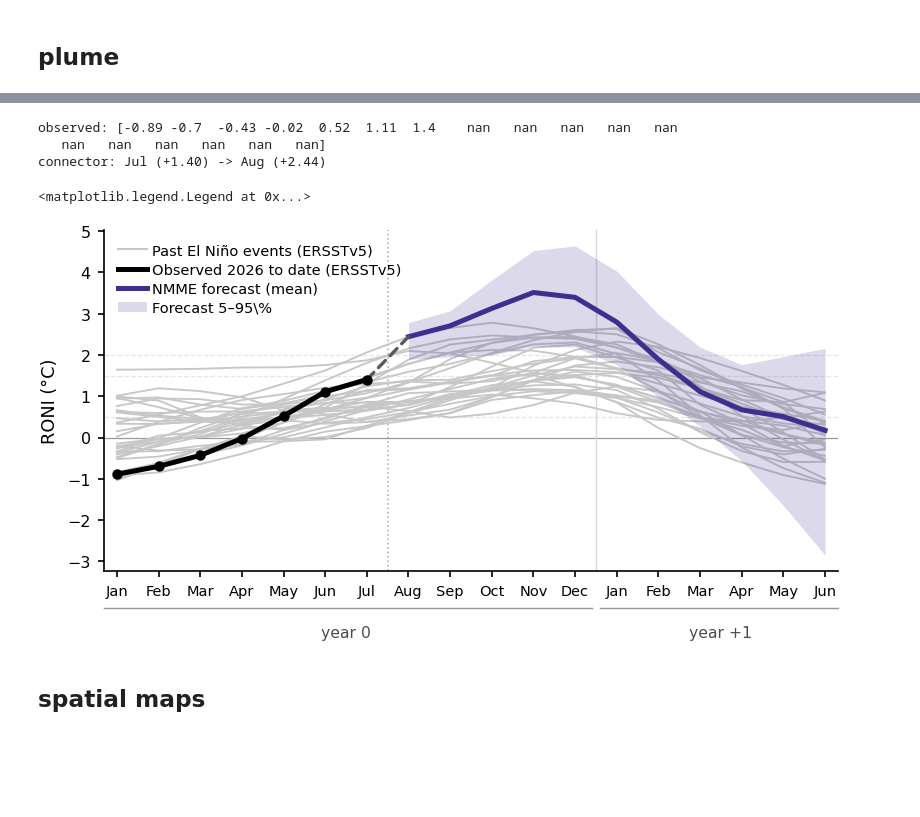
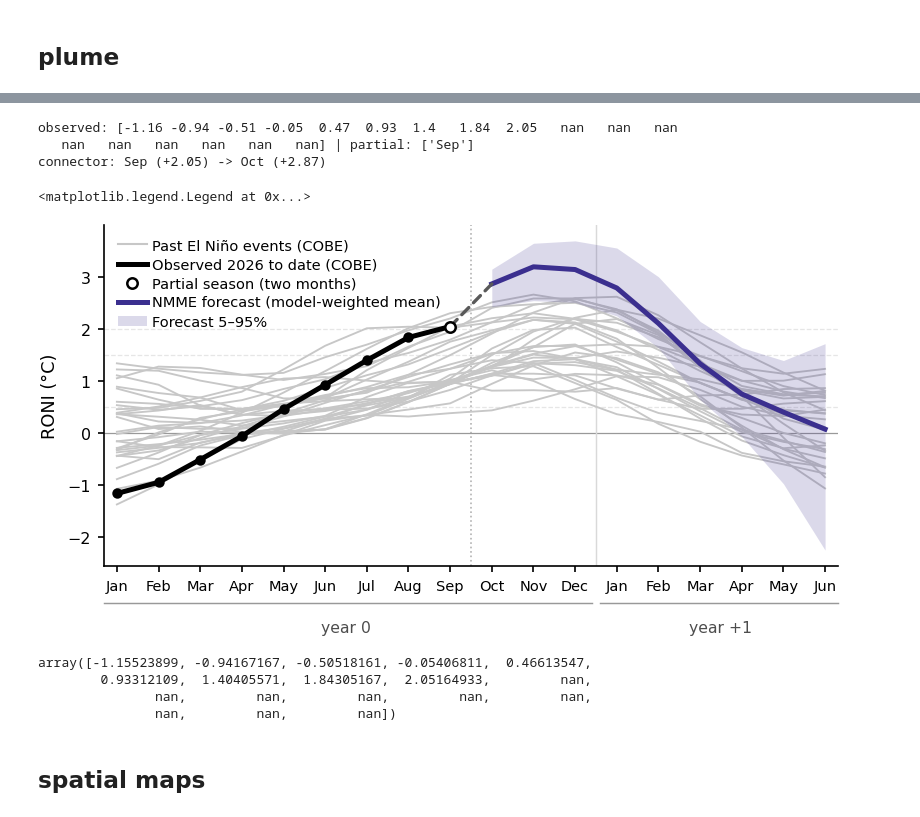
Before and after one commit to adisen99/extreme_el_nino_2026, a Jupyter notebook: 01_observation_data_context.ipynb, the cells around one changed output, grey strips where cells are left out. Cells and saved outputs as stored; diff of their text form; code cells hidden in the pictures; blank space fills up the shorter version.

```diff
--- a/01_observation_data_context.ipynb
+++ b/01_observation_data_context.ipynb
@@ -952,11 +1135,11 @@ plt.tight_layout()
 # %%
-top = era.sort_values("mean", ascending=False).head(8)
-print(f"{'event':10s} {'mean':>6s} {'min':>6s} {'max':>6s}   per-dataset")
-for yr, row in top.iterrows():
-    vals = "  ".join(f"{p}:{row[p]:.2f}" for p in infilled if np.isfinite(row[p]))
-    print(f"  {yr}\u2013{str(yr+1)[-2:]} {row['mean']:6.2f} {row['min']:6.2f} "
-          f"{row['max']:6.2f}   {vals}")
+# top = era.sort_values("mean", ascending=False).head(8)
+# print(f"{'event':10s} {'mean':>6s} {'min':>6s} {'max':>6s}   per-dataset")
+# for yr, row in top.iterrows():
+#     vals = "  ".join(f"{p}:{row[p]:.2f}" for p in infilled if np.isfinite(row[p]))
+#     print(f"  {yr}\u2013{str(yr+1)[-2:]} {row['mean']:6.2f} {row['min']:6.2f} "
+#           f"{row['max']:6.2f}   {vals}")
 
-# consistency check against the thresholds used in the attribution
-for y in events:
-    print(f"  {y}: ranking {era.loc[y,'mean']:.2f}  vs  threshold {obs_thr['RONI'][y]:.2f}")
+# # consistency check against the thresholds used in the attribution
+# for y in events:
+#     print(f"  {y}: ranking {era.loc[y,'mean']:.2f}  vs  threshold {obs_thr['RONI'][y]:.2f}")
@@ -1025,12 +1210,11 @@ obs RONI ready: {'COBE': '2.66', 'DCSST': '2.82', 'HadISST': '2.71', 'ERSSTv5':
 # %%
 FC   = "#3b2f8f"
-OBS  = "ERSSTv5"
+OBS  = "COBE"
 past = era.index.tolist()
 
-# ---- forecast cycle: change these two when a new cycle lands ----
-INIT_YEAR, INIT_MONTH = 2026, 8          # August 2026 initialisation
-EVENT_YEAR            = 2026             # ENSO year (Jul EVENT_YEAR -> Jun EVENT_YEAR+1)
-OFF = (INIT_YEAR - EVENT_YEAR)*12 + (INIT_MONTH - 7)     # x position of first forecast lead
+INIT_YEAR, INIT_MONTH = (int(v) for v in f2026["cycle"].split("-"))
+EVENT_YEAR = 2026
+OFF = (INIT_YEAR - EVENT_YEAR)*12 + (INIT_MONTH - 7)
 
 tr = np.load("/g/data/if69/as8561/data/f2026_roni_traj.npz", allow_pickle=True)
 fmodels = list(tr["models"])
@@ -1052,21 +1236,37 @@ for yr in past:
     ax.plot(x, traj18(roni_obs[OBS], yr), color="0.78", lw=0.9, zorder=1)
 
 # ---- forecast plume, positioned by initialisation month ----
+# ---- forecast plume, positioned by initialisation month ----
 key  = "_mem" if f"{fmodels[0]}_mem" in tr.files else "_corr"
-mem  = np.vstack([pad12(tr[f"{m}{key}"]) for m in fmodels])
-mean_t = np.nanmean(mem, 0); p05, p95 = np.nanpercentile(mem, [5, 95], 0)
+mems = [pad12(tr[f"{m}{key}"]) for m in fmodels]
+mem  = np.vstack(mems)
+W1   = np.concatenate([np.full(a.shape[0], 1/a.shape[0]) for a in mems])
+Mok  = np.isfinite(mem)
+
+mean_t = np.nansum(np.where(Mok, mem, 0) * W1[:, None], 0) / np.sum(Mok * W1[:, None], 0)
+p05 = np.full(mem.shape[1], np.nan); p95 = np.full(mem.shape[1], np.nan)
+for j in range(mem.shape[1]):
+    k = Mok[:, j]
+    if k.sum() > 1:
+        p05[j], p95[j] = wq(mem[k, j], W1[k], [5, 95])
+
 xf = OFF + np.arange(mem.shape[1])
-keep = xf <= x[-1]                                   # stay inside the axis
+keep = xf <= x[-1]
 xf, mean_t, p05, p95 = xf[keep], mean_t[keep], p05[keep], p95[keep]
 
 ax.fill_between(xf, p05, p95, color=FC, alpha=0.18, lw=0, zorder=3)
 ax.plot(xf, mean_t, color=FC, lw=2.4, zorder=4)
 
 # ---- observations to date ----
-obs26 = traj18(roni_obs[OBS], EVENT_YEAR)
+# ---- observations to date ----
+obs26      = traj18(roni_obs_part[OBS], EVENT_YEAR)      # includes the partial month
+obs26_full = traj18(roni_obs[OBS],      EVENT_YEAR)
+is_part    = np.isfinite(obs26) & ~np.isfinite(obs26_full)
+
 ax.plot(x, obs26, color="k", lw=2.4, zorder=5)
-ax.plot(x, obs26, "o", ms=4, color="k", zorder=6)
-print("observed:", np.round(obs26, 2))
+ax.plot(x[~is_part], obs26[~is_part], "o", ms=4, color="k", zorder=6)
+ax.plot(x[is_part],  obs26[is_part],  "o", ms=5, mfc="w", mec="k", mew=1.2, zorder=6)
+print("observed:", np.round(obs26, 2), "| partial:", [M18[i] for i in np.where(is_part)[0]])
 
 # ---- dashed connector: last observation -> first forecast point ----
 obs_ok, fc_ok = np.isfinite(obs26), np.isfinite(mean_t)
@@ -1076,39 +1276,48 @@ if obs_ok.any() and fc_ok.any():
     x1, y1 = xf[j_first], mean_t[j_first]
     if x1 > x0:
         ax.plot([x0, x1], [y0, y1], color="0.35", lw=1.6,
                 ls=(0, (3, 2)), dash_capstyle="round", zorder=4.5)
     print(f"connector: {M18[i_last]} ({y0:+.2f}) -> {M18[int(x1)+6]} ({y1:+.2f})")
 
 ax.axvline(OFF - 0.5, color="0.7", lw=0.8, ls=":", zorder=0)   # forecast initialisation
 ax.axhline(0, color="0.6", lw=0.6, zorder=0)
 for v in (0.5, 1.5, 2.0):
     ax.axhline(v, color="0.90", lw=0.6, ls="--", zorder=0)
 
 ax.set_xticks(x); ax.set_xticklabels(M18, fontsize=7)
 ax.axvline(5.5, color="0.85", lw=0.7, zorder=0)
 tf = ax.get_xaxis_transform()
 ax.text(-0.5, -0.16, "year 0",  transform=tf, ha="center", va="top", fontsize=7.5, color="0.3")
 ax.text( 8.5, -0.16, "year +1", transform=tf, ha="center", va="top", fontsize=7.5, color="0.3")
 ax.plot([-6.3, 5.4], [-0.11, -0.11], transform=tf, color="0.6", lw=0.7, clip_on=False)
 ax.plot([5.6, 11.3], [-0.11, -0.11], transform=tf, color="0.6", lw=0.7, clip_on=False)
 ax.set_xlim(-6.3, 11.3); ax.set_ylabel("RONI (\u00b0C)")
 ax.spines[["top","right"]].set_visible(False)
 plt.subplots_adjust(bottom=0.24)
 
 from matplotlib.lines import Line2D
 from matplotlib.patches import Patch
 ax.legend(handles=[
     Line2D([0],[0], color="0.78", lw=1.0, label=f"Past El Ni\u00f1o events ({OBS})"),
     Line2D([0],[0], color="k", lw=2.4, label=f"Observed {EVENT_YEAR} to date ({OBS})"),
-    Line2D([0],[0], color=FC, lw=2.4, label="NMME forecast (mean)"),
-    Patch(facecolor=FC, alpha=0.18, label="Forecast 5\u201395\%"),
+    Line2D([0],[0], marker="o", ls="", mfc="w", mec="k", mew=1.2, ms=5,
+           label="Partial season (two months)"),
+    Line2D([0],[0], color=FC, lw=2.4, label="NMME forecast (model-weighted mean)"),
+    Patch(facecolor=FC, alpha=0.18, label="Forecast 5–95%"),
 ], loc="upper left", fontsize=7)
 # %% [output]
-observed: [-0.89 -0.7  -0.43 -0.02  0.52  1.11  1.4    nan   nan   nan   nan   nan
-   nan   nan   nan   nan   nan   nan]
-connector: Jul (+1.40) -> Aug (+2.44)
+observed: [-1.16 -0.94 -0.51 -0.05  0.47  0.93  1.4   1.84  2.05   nan   nan   nan
+   nan   nan   nan   nan   nan   nan] | partial: ['Sep']
+connector: Sep (+2.05) -> Oct (+2.87)
 <matplotlib.legend.Legend at 0x...>
-[figure, old version]
+[figure, new version]
+# %%
+obs26
+# %% [output]
+array([-1.15523899, -0.94167167, -0.50518161, -0.05406811,  0.46613547,
+        0.93312109,  1.40405571,  1.84305167,  2.05164933,         nan,
+               nan,         nan,         nan,         nan,         nan,
+               nan,         nan,         nan])
 # %% [markdown]
 ## spatial maps
 # %%
```
Also changed, not shown: parts of 42 cells of this notebook, 6 other files.
